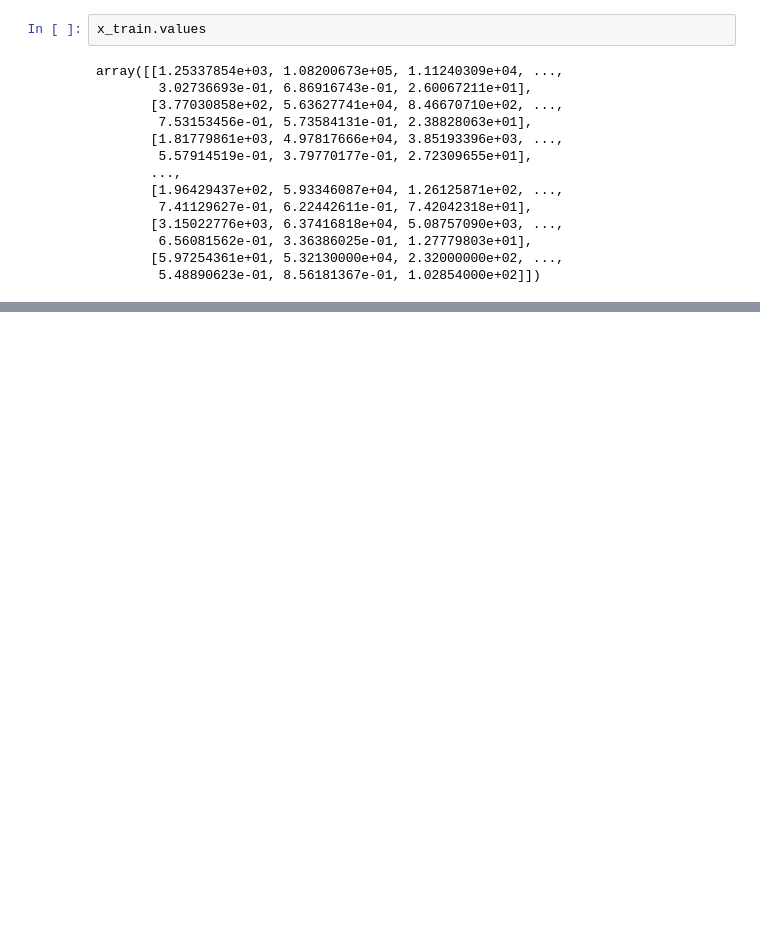
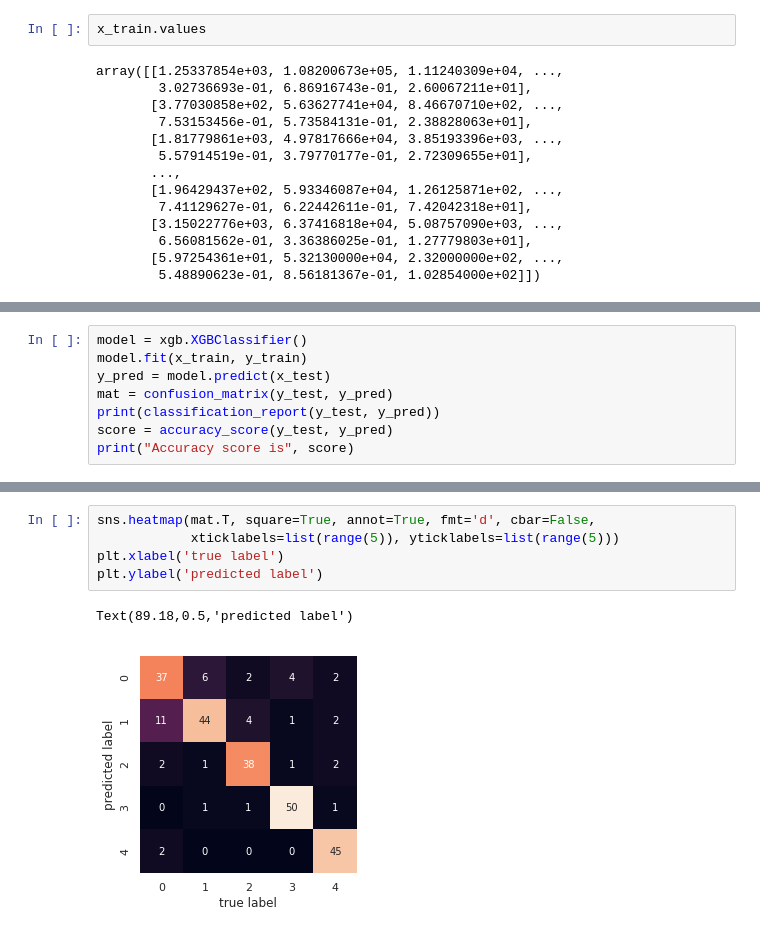
Before and after one commit to snme/DS4A, a Jupyter notebook: Clustering, Naive Bayes, ANN, CNN.ipynb, the cells around one changed output, grey strips where cells are left out. Cells and saved outputs as stored; diff of their text form; blank space fills up the shorter version.

```diff
--- a/Clustering, Naive Bayes, ANN, CNN.ipynb
+++ b/Clustering, Naive Bayes, ANN, CNN.ipynb
@@ -312,0 +354,8 @@ array([[1.25337854e+03, 1.08200673e+05, 1.11240309e+04, ...,
+# %%
+model = xgb.XGBClassifier()
+model.fit(x_train, y_train)
+y_pred = model.predict(x_test)
+mat = confusion_matrix(y_test, y_pred)
+print(classification_report(y_test, y_pred))
+score = accuracy_score(y_test, y_pred)
+print("Accuracy score is", score)
@@ -312,0 +377,8 @@ array([[1.25337854e+03, 1.08200673e+05, 1.11240309e+04, ...,
+# %%
+sns.heatmap(mat.T, square=True, annot=True, fmt='d', cbar=False,
+            xticklabels=list(range(5)), yticklabels=list(range(5)))
+plt.xlabel('true label')
+plt.ylabel('predicted label')
+# %% [output]
+Text(89.18,0.5,'predicted label')
+[figure, added]
```
Also changed, not shown: parts of 17 cells of this notebook.
